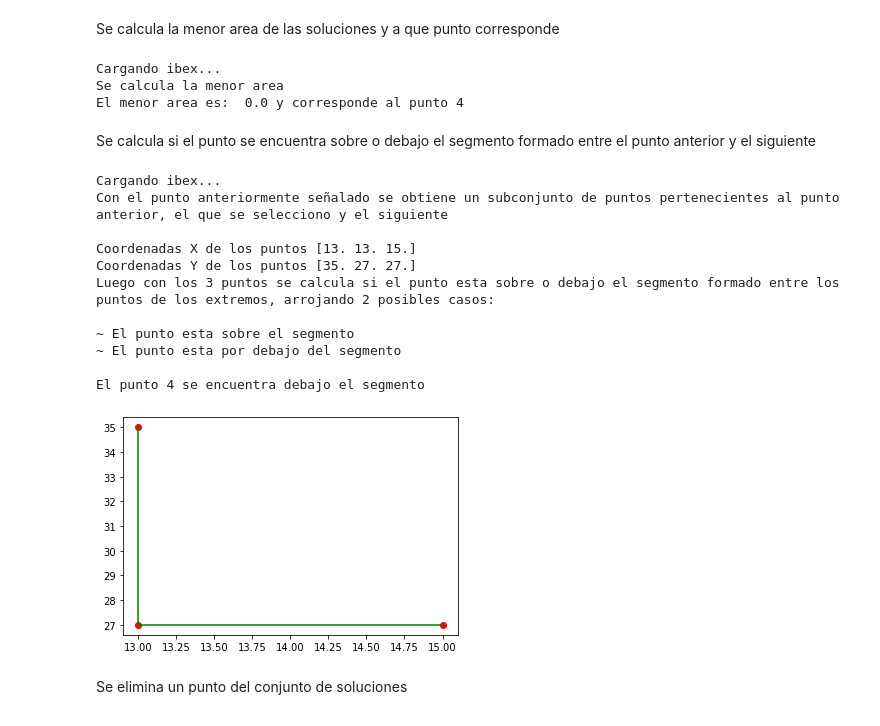
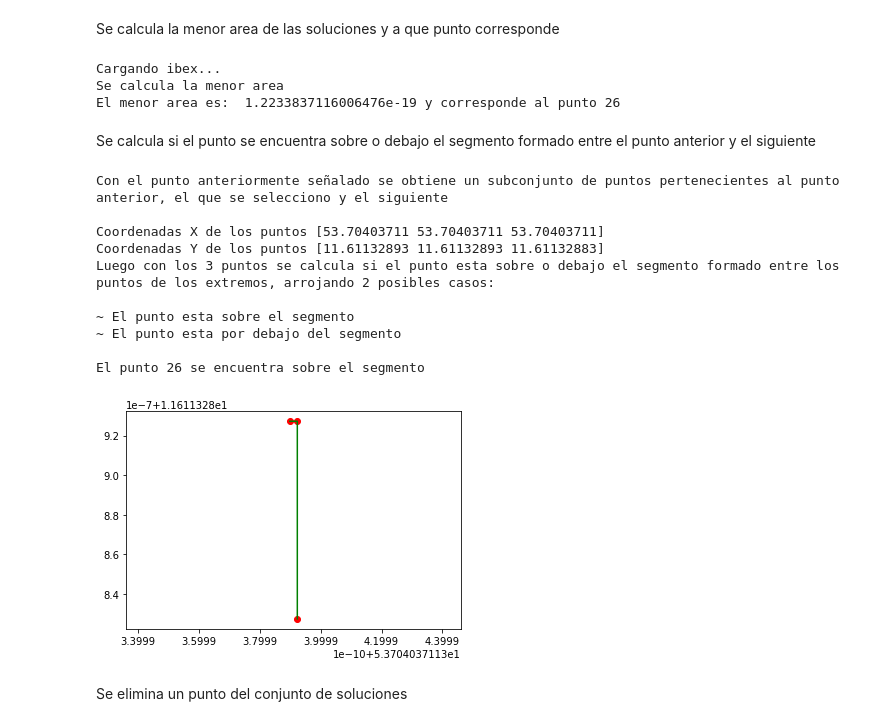
Before and after one commit to rilianx/Research, a Jupyter notebook: ibexmop_rp/main.ipynb, the cells around one changed output. Drawn from its saved outputs; the diff is of its cells as text; code cells hidden in the pictures.

```diff
--- a/ibexmop_rp/main.ipynb
+++ b/ibexmop_rp/main.ipynb
@@ -122,61 +73,34 @@ El hipervolumen de la grafica es de 3767.0
 Se calcula la menor area de las soluciones y a que punto corresponde
 # %%
 import importlib
-import matplotlib.pyplot as plt
-import numpy as np
-
 importlib.reload(ibexV2)
-
-%matplotlib inline
-
-instance = "binh.txt"
-prec = 10 #presicion para el solver
-
-#se llama al solver
-y1, y2 = ibexV2.solve(ssh, instance, prec=prec)
-
 #aqui se llama a la funcion para que calcule la menor area y a que punto corresponde
-ibexV2.menorArea(y1,y2)
+punto, area = ibexV2.menorArea(y1,y2)
 # %% [output]
 Cargando ibex...
 Se calcula la menor area
-El menor area es:  0.0 y corresponde al punto 4
+El menor area es:  1.2233837116006476e-19 y corresponde al punto 26
 # %% [markdown]
 Se calcula si el punto se encuentra sobre o debajo el segmento formado entre el punto anterior y el siguiente
 # %%
-import importlib
-import matplotlib.pyplot as plt
-import numpy as np
-
-importlib.reload(ibexV2)
-
-%matplotlib inline
-
-instance = "binh.txt"
-prec = 14 #presicion para el solver
-
-#se llama al solver
-y1, y2 = ibexV2.solve(ssh, instance, prec=prec)
-
 #se llama a la funcion la cual ve si el punto esta por sobre o debajo el segmento
-h1,h2 = ibexV2.posicion_punto(y1,y2,4)
+h1,h2 = ibexV2.posicion_punto(y1,y2,punto+1)
 
 #se grafica para situar visualmente el punto
 plt.plot(h1, h2, 'ro', h1, h2, 'g-')
 plt.show()
 # %% [output]
-Cargando ibex...
 Con el punto anteriormente señalado se obtiene un subconjunto de puntos pertenecientes al punto anterior, el que se selecciono y el siguiente
 
-Coordenadas X de los puntos [13. 13. 15.]
-Coordenadas Y de los puntos [35. 27. 27.]
+Coordenadas X de los puntos [53.70403711 53.70403711 53.70403711]
+Coordenadas Y de los puntos [11.61132893 11.61132893 11.61132883]
 Luego con los 3 puntos se calcula si el punto esta sobre o debajo el segmento formado entre los puntos de los extremos, arrojando 2 posibles casos:
 
 ~ El punto esta sobre el segmento
 ~ El punto esta por debajo del segmento
 
-El punto 4 se encuentra debajo el segmento
+El punto 26 se encuentra sobre el segmento
-[figure, old version]
+[figure, new version]
 # %% [markdown]
 Se elimina un punto del conjunto de soluciones
 # %%
```
Also changed, not shown: parts of 8 cells of this notebook, 4 other files.
